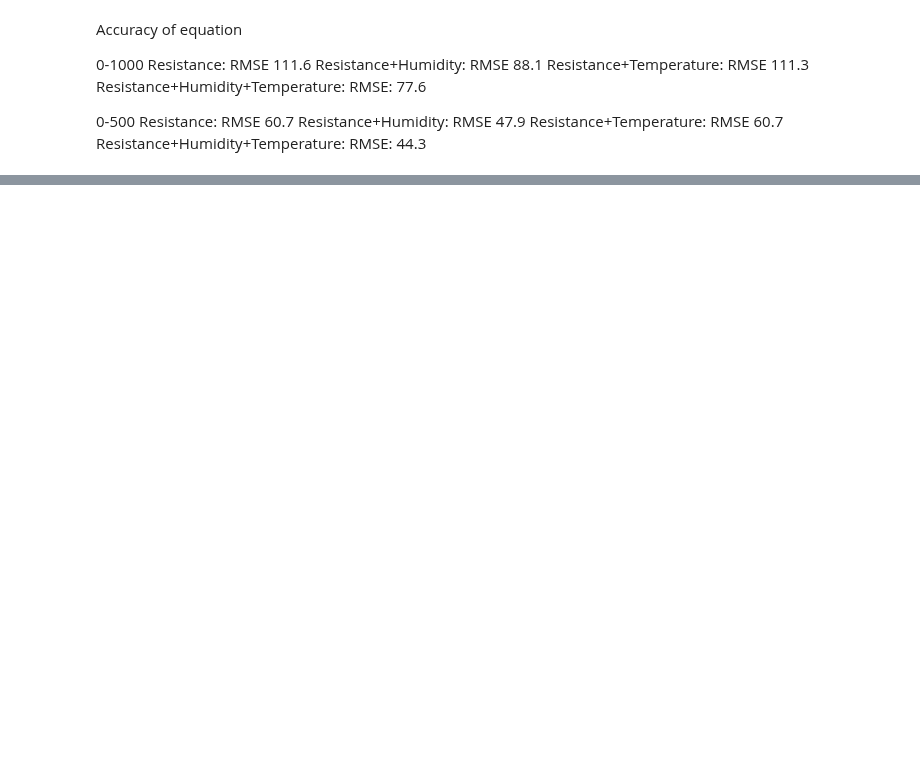
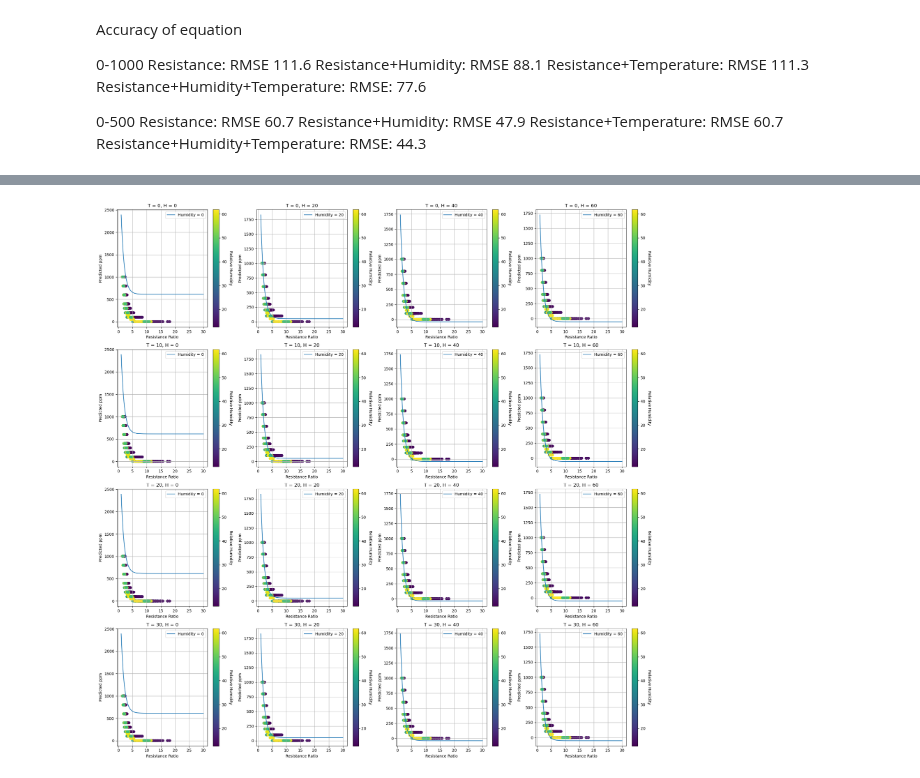
Before and after one commit to Coopsims/MethaneDataScience, a Jupyter notebook: Ben's Analysis/Equation Generation.ipynb, the cells around one changed output, grey strips where cells are left out. Cells and saved outputs as stored; diff of their text form; code cells hidden in the pictures; blank space fills up the shorter version.

```diff
--- a/Ben's Analysis/Equation Generation.ipynb
+++ b/Ben's Analysis/Equation Generation.ipynb
@@ -93,25 +113,80 @@ Resistance+Humidity+Temperature: RMSE: 44.3
 # a*R**b+c*H*(a*R**b+c)+d  (Basically Bastviken)
 # (a*np.exp(-1*R*b+c)+d)+f*H*(a*np.exp(-1*R*b+c)+d)+g
 # a*np.exp(-1*R*b+c)+d*np.exp(-1*H*f+g)+h (Funk Equation)
+# a*np.exp((-1*R*b+c)+(-1*H*f+g))+h 4.2
 
 
-def funkEQ(X, a, b, c, d, f, g, h):
-    R, H = X
+def funkEQ(X, a, b, c,d, f, g, h):
+    R, H, T = X
     with np.errstate(over='ignore'):
         stuff=a*np.exp(-1*R*b+c)+d*np.exp(-1*H*f+g)+h
     return stuff
-p0 = -9, 13,  4, -4, 12,  2
+p0 = 1,  1,  1, 1, 1, 1, 1
 
 def residual(params, X, y):
     return np.sum((y - funkEQ(X, *params))**2)
 
 # Perform curve fitting using the funct function, xDataResistance, and yDataTargetPPM data
 # Set the maximum number of function evaluations to 1000000
-popt, pcov = sc.curve_fit(funkEQ, (xDataResistance, xDataRH), yDataTargetPPM, p0, maxfev=1000000)
-
-result = sc.minimize(residual, p0, args=((xDataResistance, xDataRH), yDataTargetPPM))
+popt, pcov = sc.curve_fit(funkEQ, (xDataResistance, xDataRH, xDataTemp), yDataTargetPPM, p0, maxfev=1000000)
 
 # Print the optimized parameters
 print(popt)
-print('Fitted function parameters: a=%.3f, b=%.3f, c=%.3f d=%.3f, f=%.3f, g=%.3f, h=%.3f' % (popt[0], popt[1], popt[2], popt[3], popt[4], popt[5], popt[6]))
+print('Fitted function parameters: a=%.3f, b=%.3f, c=%.3f, f=%.3f, g=%.3f, h=%.3f' % (popt[0], popt[1], popt[2], popt[3], popt[4], popt[5]))
+#best_params[0]=[18,  1,  4, 12,  0,  4, -7]
+# file2=file2[file2["SensorID"]==3]
+# X = file2.drop('Target PPM', axis='columns')
+# y = file2.loc[:, 'Target PPM']
+# X_train, X_test, y_train, y_test = train_test_split(X, y, test_size=0.2, random_state=42)
+# Extract the Resistance column from the X_test dataframe
+R_test = X_test.loc[:, 'Resistance']
+H_test = X_test.loc[:, 'RelativeHumidity']
+T_test = X_test.loc[:, 'Temperature']
+#popt = [38.538220,0.843161,4.637493,380.116483,0.06614,0.298036,-78.340227]
+#popt = best_params[0]
+# Generate the predictions using the optimized parameters and the input data
+y_pred = funkEQ((R_test, H_test, T_test), *popt)
+
+# Calculate the mean squared error
+testVal = mean_squared_error(y_test, y_pred, squared=False)
+print(testVal)
+
+# Iterate through target PPM values and calculate the 95% confidence interval for each value
+for i in range(0, 1001, 200):
+
+    # Filter the data for the current target PPM value
+    df = file2[file2['Target PPM'] == i]
+
+    # Calculate the model output using the filtered data and optimized parameters
+    myData = funkEQ((df.loc[:, 'Resistance'], df.loc[:, 'RelativeHumidity'],df.loc[:,'Temperature']), *popt)
+
+    # Calculate the 95% confidence interval using the t-distribution
+    low95, high95 = st.t.interval(0.95, len(myData)-1, loc=np.mean(myData), scale=st.sem(myData))
+
+
+    # Print the 95% confidence interval for the current target PPM value
+    print("The 95% Confidence Interval for " + str(i) + " is (" + str(low95) + ", " + str(high95) + ")")
+
+R = np.linspace(1, 30, num=500)
+fig, axs = plt.subplots(4, 4, figsize=(20, 20))  # 4x4 grid of plots
+
+for i, T in enumerate([0, 10, 20, 30]):
+    for j, H in enumerate([0, 20, 40, 60]):
+        # calculate function values
+        y_values = [funkEQ((r, H, T), *popt) for r in R]
+
+        # plot on the subplot at (i, j)
+        scatter = axs[i, j].scatter(xDataResistance, yDataTargetPPM, c=xDataRH, cmap='viridis')
+        axs[i, j].plot(R, y_values, label=f'Humidity = {H}')
+        axs[i, j].set_xlabel('Resistance Ratio')
+        axs[i, j].set_ylabel('Predicted ppm')
+        axs[i, j].set_title(f'T = {T}, H = {H}')
+        axs[i, j].legend()
+        axs[i, j].grid(True)
+
+        # Create colorbar
+        fig.colorbar(scatter, ax=axs[i, j], orientation='vertical').set_label('Relative Humidity', rotation=270, labelpad=15)
+
+plt.tight_layout()
+plt.show()
 # %% [output]
@@ -121 +203,2 @@ Fitted function parameters: a=18.399, b=0.333, c=3.575 d=3.268, f=0.039, g=3.507
+[figure, added]
 # %%
```
Also changed, not shown: parts of 9 cells of this notebook.
